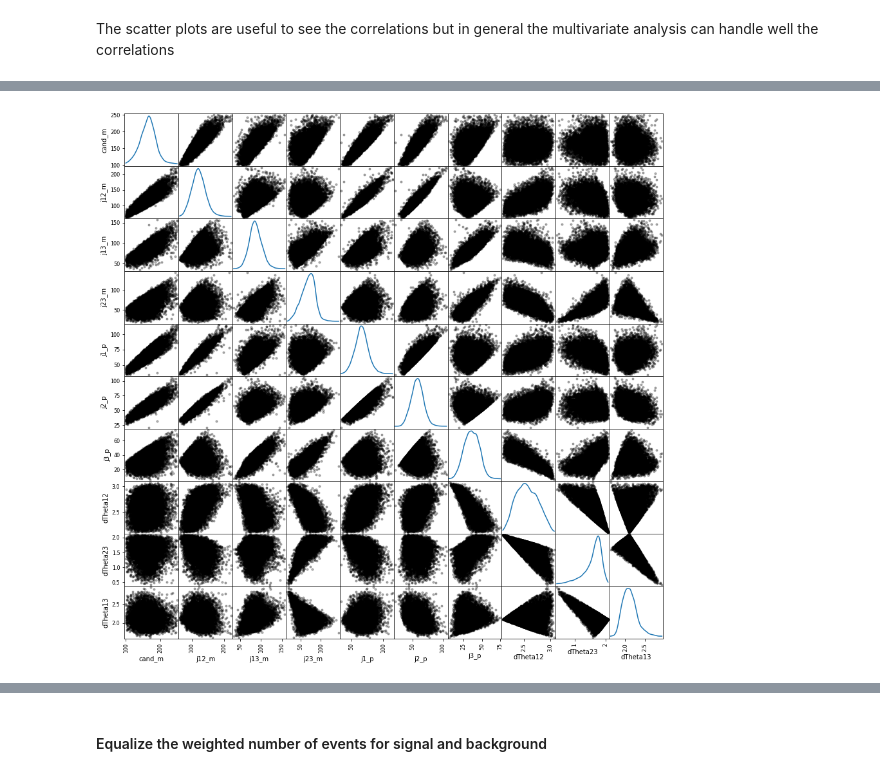
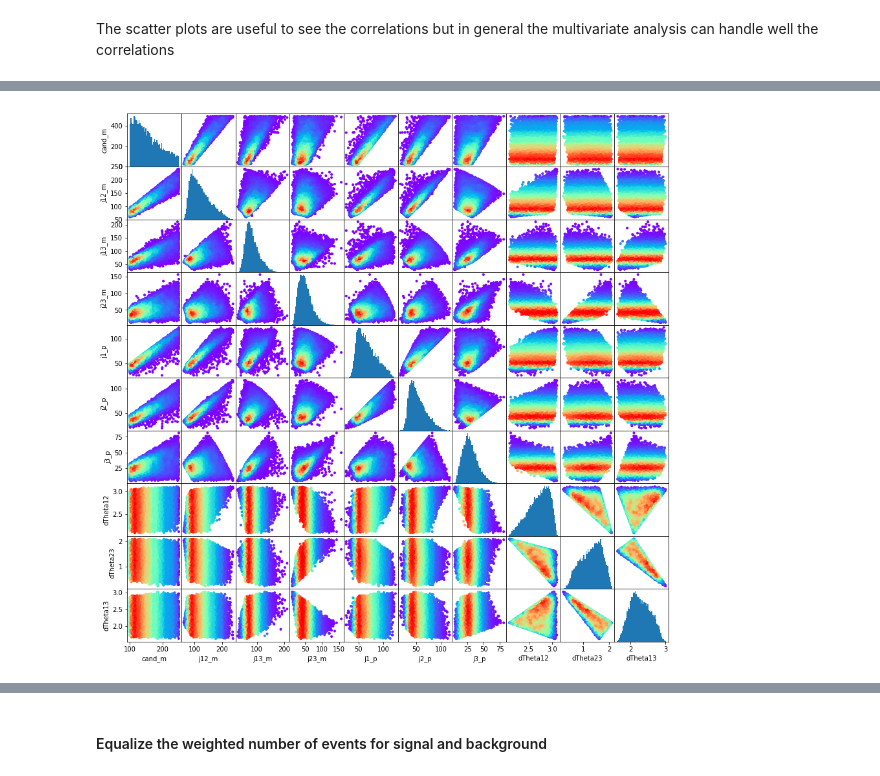
Before and after one commit to lihux25/Projects, a Jupyter notebook: scikit_learn/top_tagger.ipynb, the cells around one changed output, grey strips where cells are left out. Saved outputs shown, nothing was run; the diff lists cells and outputs as text; code cells hidden in the pictures.

Commit message:
Much better scatter plots.

```diff
--- a/scikit_learn/top_tagger.ipynb
+++ b/scikit_learn/top_tagger.ipynb
@@ -60,3 +60,44 @@ for iy in range(nfig_y):
 [figure]
 # %% [markdown]
 The scatter plots are useful to see the correlations but in general the multivariate analysis can handle well the correlations
+# %%
+from scipy.stats import gaussian_kde
+from sklearn.neighbors.kde import KernelDensity
+plt.rc('figure', figsize=(15, 15))
+
+def plot_scatter(df_input, nVars, nBins):
+    # See http://matplotlib.org/users/colormaps.html
+    # also, http://matplotlib.org/api/pyplot_summary.html?highlight=colormaps#matplotlib.pyplot.colormaps
+    cm = plt.cm.get_cmap('rainbow')
+    figs, axes = plt.subplots(nVars, nVars)
+#    plt.subplots_adjust(left=0.0, right=1.0, top=1.0, bottom=0.0, wspace=0, hspace=0)
+    plt.subplots_adjust(wspace=0, hspace=0)
+    for iy in range(nVars):
+        for ix in range(nVars):
+            x_col = df_input.ix[:, ix]
+            y_col = df_input.ix[:, iy]
+            if ix != iy:
+                xy_col = list(zip(x_col, y_col))
+                bandwidth = max((np.amax(x_col)-np.amin(x_col))/nBins, (np.amax(y_col)-np.amin(y_col))/nBins)
+                kde = KernelDensity(kernel='gaussian', bandwidth=bandwidth).fit(xy_col)
+                z = np.exp(kde.score_samples(xy_col))
+                # See http://matplotlib.org/api/_as_gen/matplotlib.axes.Axes.scatter.html#matplotlib.axes.Axes.scatter
+                sc =axes[iy, ix].scatter(x_col, y_col, c=z, cmap=cm, marker='.', label='(%s, %s)'%(df.columns[ix], df.columns[iy]))
+#                _=axes[iy, ix].legend(loc='best', fontsize='small')
+#                _=figs.colorbar(sc, ax=axes[iy, ix])
+            else:
+                _=axes[iy, ix].hist(x_col, bins=nBins)
+            # first make all axes invisible for all subplots
+            _=axes[iy, ix].get_xaxis().set_visible(False)
+            _=axes[iy, ix].get_yaxis().set_visible(False)
+            if ix ==0:
+                _=axes[iy, ix].set_ylabel(df.columns[iy])
+                _=axes[iy, ix].get_yaxis().set_visible(True)
+            if iy == nVars-1:
+                _=axes[iy, ix].set_xlabel(df.columns[ix])
+                _=axes[iy, ix].get_xaxis().set_visible(True)
+#    figs.tight_layout()
+    plt.show()
+# %%
+plot_scatter(df[df['answer']==1], 10, 50)
+len_true_answer = len(df[df['answer']==1])
@@ -63,5 +106,5 @@ The scatter plots are useful to see the correlations but in general the multivar
 # %%
-plt.rc('figure', figsize=(15, 15))
-_=pd.scatter_matrix(df[df['answer']==1].ix[:, :'dTheta13'], diagonal='kde', c='k', alpha=0.3)
+#_=pd.scatter_matrix(df[df['answer']==0].ix[:, :'dTheta13'], diagonal='kde', c='k', alpha=0.3)
+plot_scatter(df[df['answer']==0].sample(len_true_answer), 10, 50)
 # %% [output]
-[figure, old version]
+[figure, new version]
```
Also changed, not shown: parts of 8 cells of this notebook, 1 other file.
